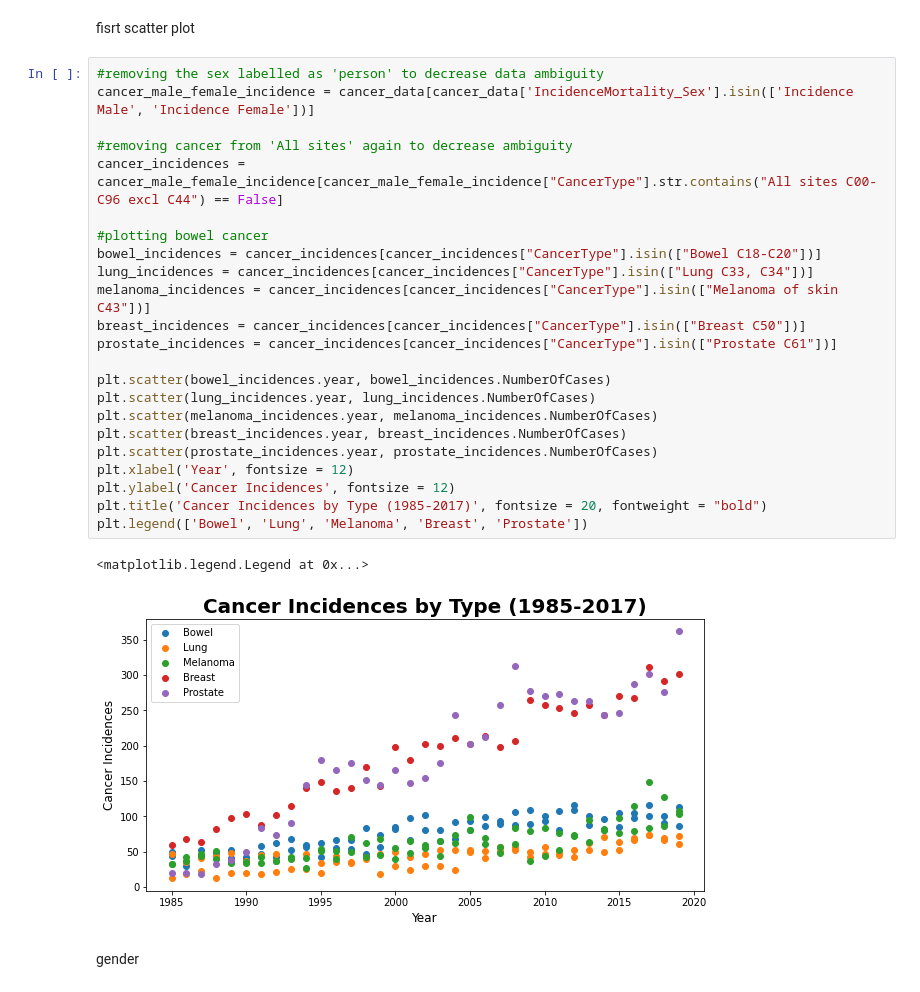
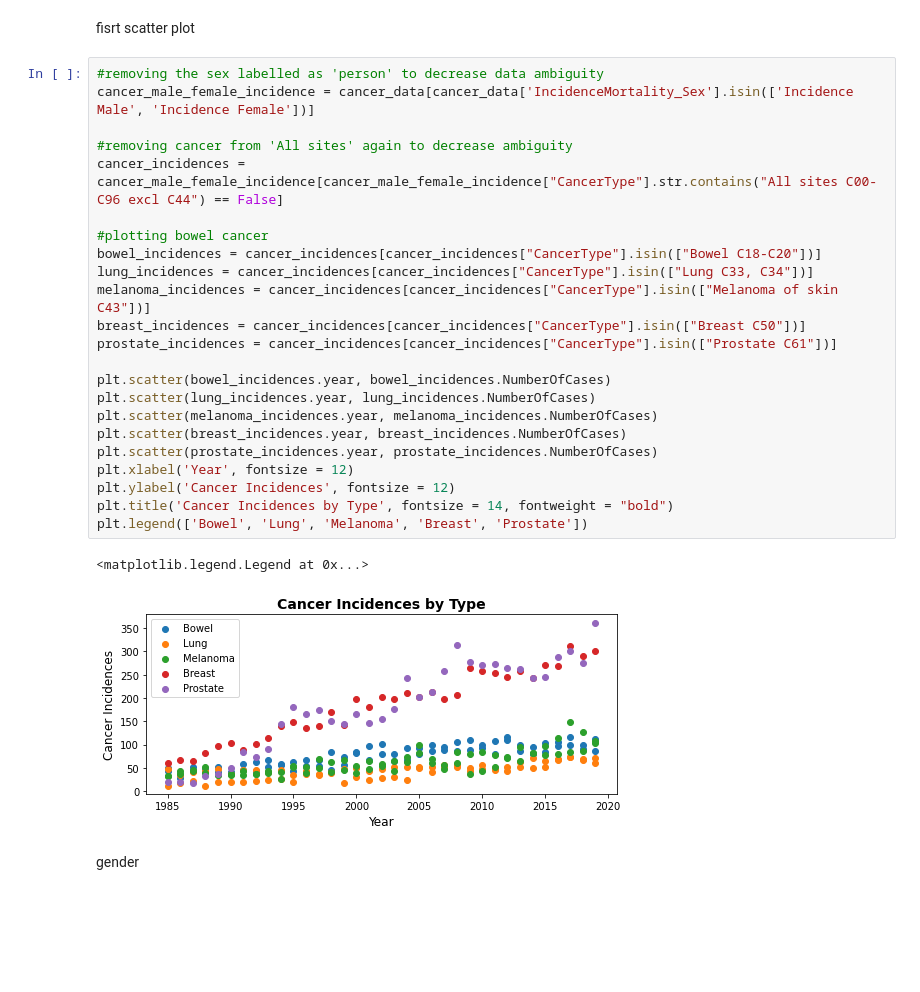
Before and after one commit to RowanSakoulas/data_project, a Jupyter notebook: cancer2.ipynb, the cells around one changed output. Saved outputs shown, nothing was run; the diff lists cells and outputs as text; blank space fills up the shorter version.

```diff
--- a/cancer2.ipynb
+++ b/cancer2.ipynb
@@ -42,29 +42,29 @@ fisrt scatter plot
 # %%
 #removing the sex labelled as 'person' to decrease data ambiguity
 cancer_male_female_incidence = cancer_data[cancer_data['IncidenceMortality_Sex'].isin(['Incidence Male', 'Incidence Female'])]
 
 #removing cancer from 'All sites' again to decrease ambiguity
 cancer_incidences = cancer_male_female_incidence[cancer_male_female_incidence["CancerType"].str.contains("All sites C00-C96 excl C44") == False]
 
 #plotting bowel cancer
 bowel_incidences = cancer_incidences[cancer_incidences["CancerType"].isin(["Bowel C18-C20"])]
 lung_incidences = cancer_incidences[cancer_incidences["CancerType"].isin(["Lung C33, C34"])]
 melanoma_incidences = cancer_incidences[cancer_incidences["CancerType"].isin(["Melanoma of skin C43"])]
 breast_incidences = cancer_incidences[cancer_incidences["CancerType"].isin(["Breast C50"])]
 prostate_incidences = cancer_incidences[cancer_incidences["CancerType"].isin(["Prostate C61"])]
 
 plt.scatter(bowel_incidences.year, bowel_incidences.NumberOfCases)
 plt.scatter(lung_incidences.year, lung_incidences.NumberOfCases)
 plt.scatter(melanoma_incidences.year, melanoma_incidences.NumberOfCases)
 plt.scatter(breast_incidences.year, breast_incidences.NumberOfCases)
 plt.scatter(prostate_incidences.year, prostate_incidences.NumberOfCases)
 plt.xlabel('Year', fontsize = 12)
 plt.ylabel('Cancer Incidences', fontsize = 12)
-plt.title('Cancer Incidences by Type (1985-2017)', fontsize = 20, fontweight = "bold")
+plt.title('Cancer Incidences by Type', fontsize = 14, fontweight = "bold")
 plt.legend(['Bowel', 'Lung', 'Melanoma', 'Breast', 'Prostate'])
 # %% [output]
 <matplotlib.legend.Legend at 0x...>
-[figure, old version]
+[figure, new version]
 # %% [markdown]
 gender
 # %%
```
Also changed, not shown: parts of 8 cells of this notebook.
